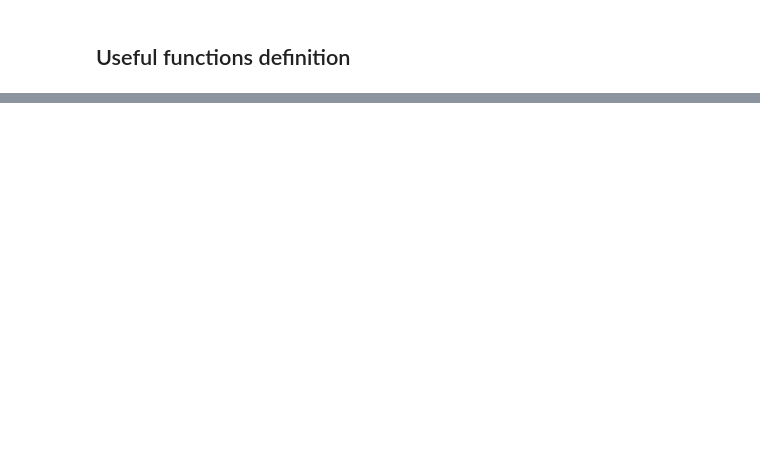
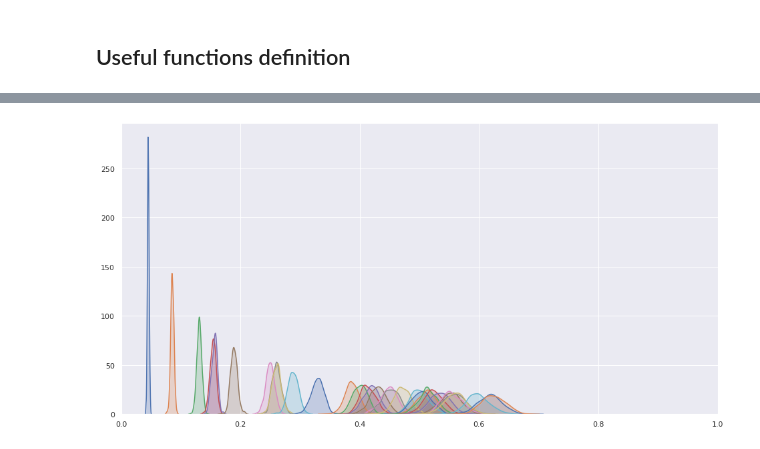
Before and after one commit to StefanBogdan/RL_liquid_chromatography, a Jupyter notebook: code/Simulator.ipynb, the cells around one changed output, grey strips where cells are left out. Cells and saved outputs as stored; diff of their text form; code cells hidden in the pictures; blank space fills up the shorter version.

```diff
--- a/code/Simulator.ipynb
+++ b/code/Simulator.ipynb
@@ -91,0 +217,8 @@ def isoloss(an_list, phi, h):
+# %%
+plt.rcParams['figure.figsize'] = (16,8)
+for mu, sigma in b:
+    x = np.random.normal(mu, sigma, size=500)
+    sns.kdeplot(x, shade=True)
+    plt.xlim((0,1))
+# %% [output]
+[figure, added]
```
Also changed, not shown: parts of 25 cells of this notebook.
